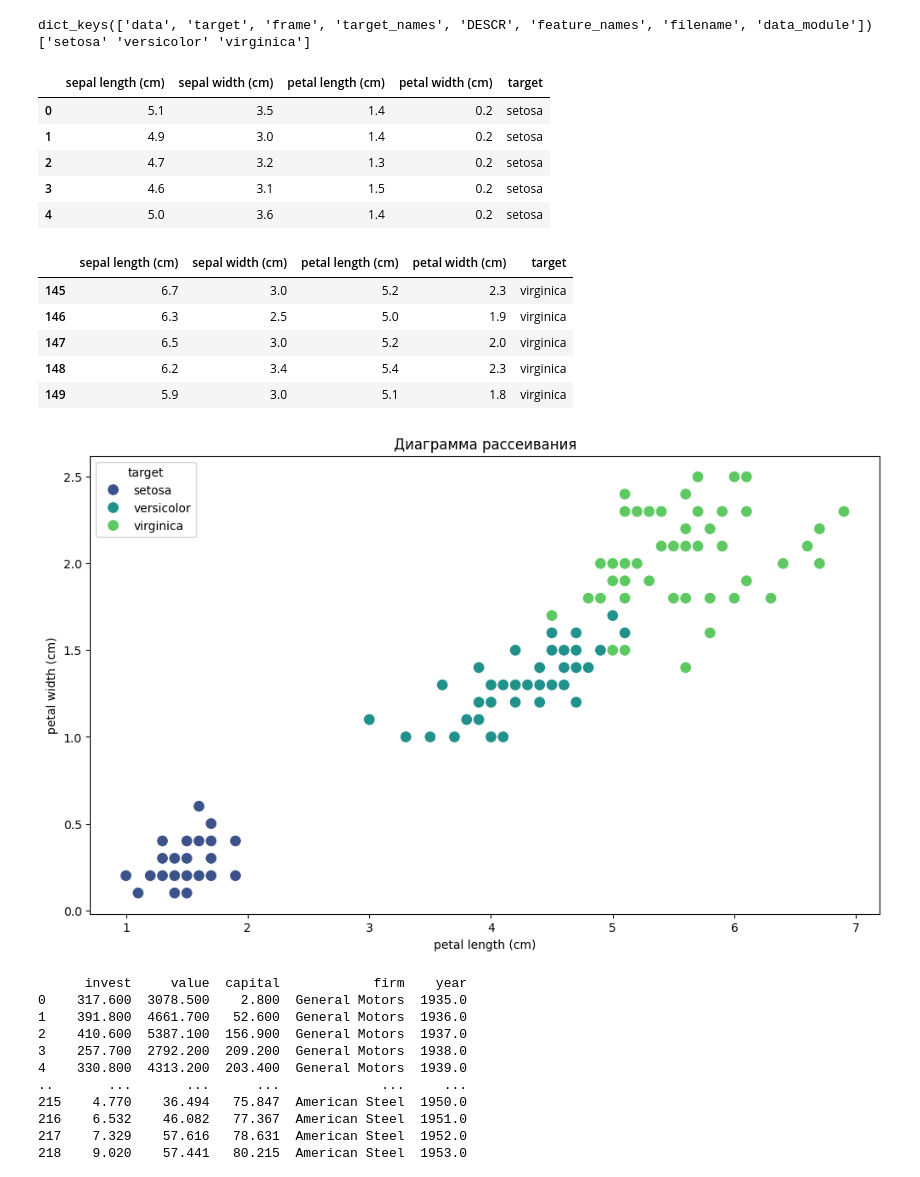
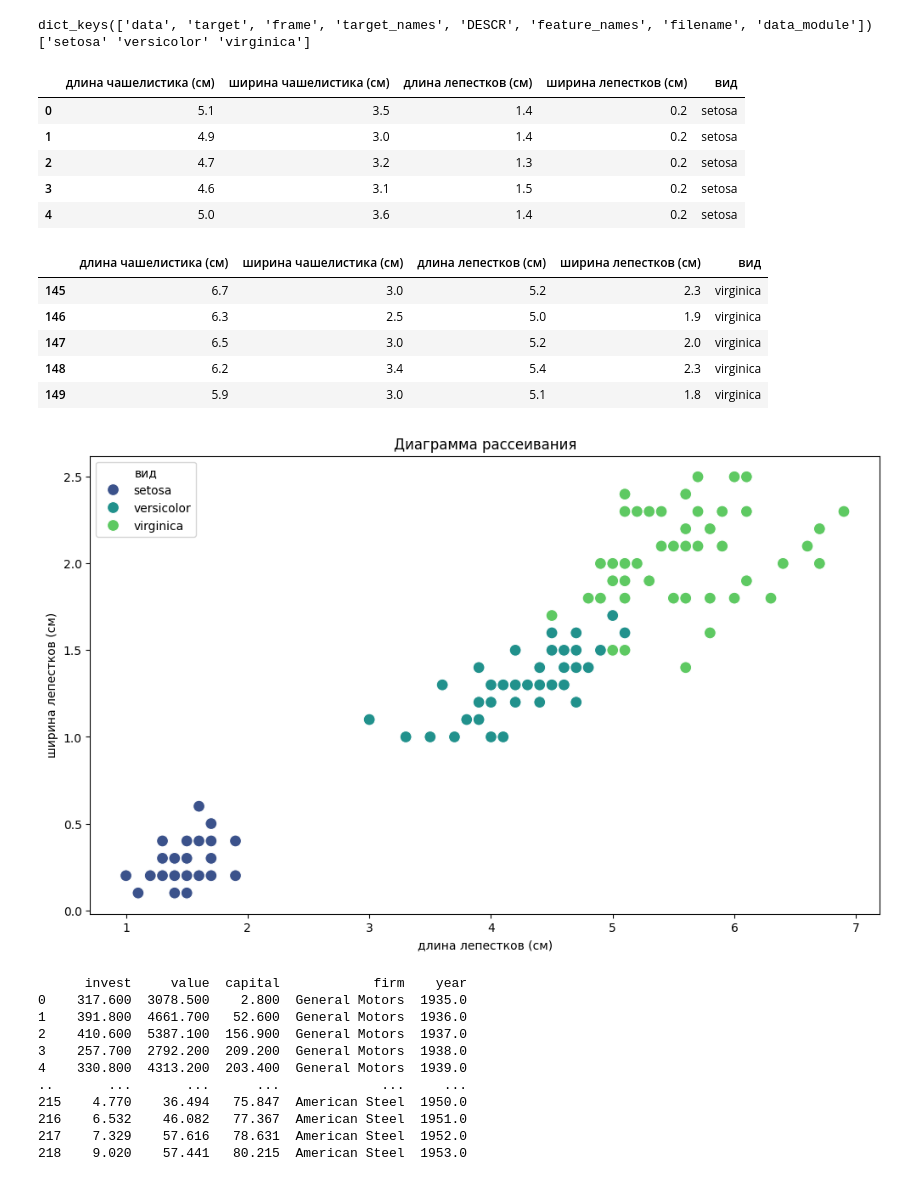
Before and after one commit to tomas098con/BSU-homeworks, a Jupyter notebook: Лабораторная работа3/Лабораторная работа3.ipynb, the cells around one changed output. Saved outputs shown, nothing was run; the diff lists cells and outputs as text; code cells hidden in the pictures.

```diff
--- a/Лабораторная работа3/Лабораторная работа3.ipynb
+++ b/Лабораторная работа3/Лабораторная работа3.ipynb
@@ -18,18 +18,20 @@ df['target'] = iris.target
 
 df['target'] = df['target'].map({0: 'setosa', 1: 'versicolor', 2: 'virginica'})
 
+df = df.rename(columns={'sepal length (cm)': 'длина чашелистика (см)', 'sepal width (cm)': 'ширина чашелистика (см)',
+                         'petal length (cm)': 'длина лепестков (см)', 'petal width (cm)': 'ширина лепестков (см)', 'target': 'вид'})
 display(df.head())
 display(df.tail())
 # %% [output]
 dict_keys(['data', 'target', 'frame', 'target_names', 'DESCR', 'feature_names', 'filename', 'data_module'])
 ['setosa' 'versicolor' 'virginica']
-|  | sepal length (cm) | sepal width (cm) | petal length (cm) | petal width (cm) | target |
+|  | длина чашелистика (см) | ширина чашелистика (см) | длина лепестков (см) | ширина лепестков (см) | вид |
 | 0 | 5.1 | 3.5 | 1.4 | 0.2 | setosa |
 | 1 | 4.9 | 3.0 | 1.4 | 0.2 | setosa |
 | 2 | 4.7 | 3.2 | 1.3 | 0.2 | setosa |
 | 3 | 4.6 | 3.1 | 1.5 | 0.2 | setosa |
 | 4 | 5.0 | 3.6 | 1.4 | 0.2 | setosa |
-|  | sepal length (cm) | sepal width (cm) | petal length (cm) | petal width (cm) | target |
+|  | длина чашелистика (см) | ширина чашелистика (см) | длина лепестков (см) | ширина лепестков (см) | вид |
 | 145 | 6.7 | 3.0 | 5.2 | 2.3 | virginica |
 | 146 | 6.3 | 2.5 | 5.0 | 1.9 | virginica |
 | 147 | 6.5 | 3.0 | 5.2 | 2.0 | virginica |
@@ -38,19 +40,19 @@ dict_keys(['data', 'target', 'frame', 'target_names', 'DESCR', 'feature_names',
 # %%
 plt.figure(figsize=(12, 7))
 
 sns.scatterplot(
     data= df,
-    x= 'petal length (cm)',
-    y= 'petal width (cm)',
-    hue = 'target',
+    x= 'длина лепестков (см)',
+    y= 'ширина лепестков (см)',
+    hue = 'вид',
     palette= 'viridis',
     s = 100
 )
 
 plt.title('Диаграмма рассеивания')
 plt.show()
 # %% [output]
-[figure, old version]
+[figure, new version]
 # %%
 # задание2
 
```
Also changed, not shown: parts of 3 cells of this notebook, 5 other files.
